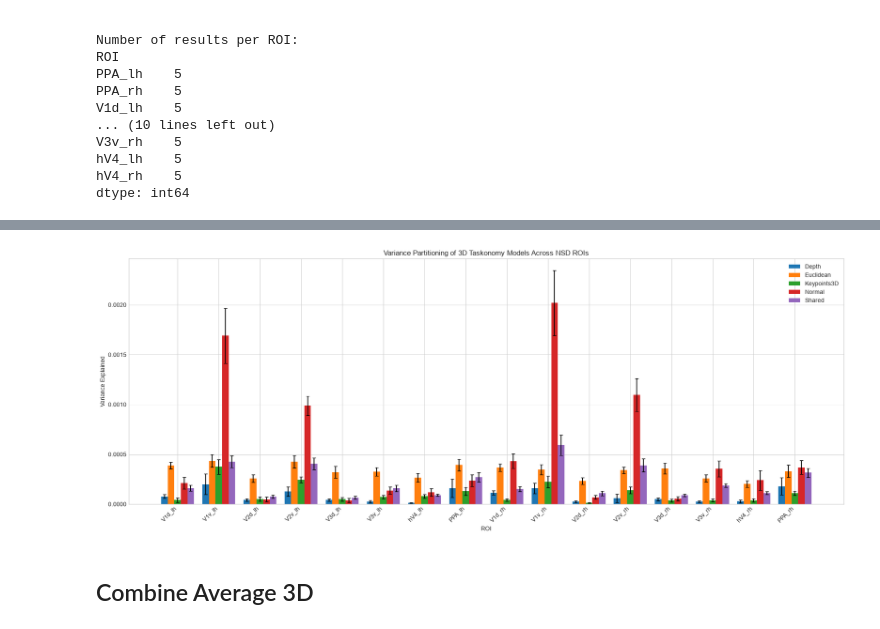
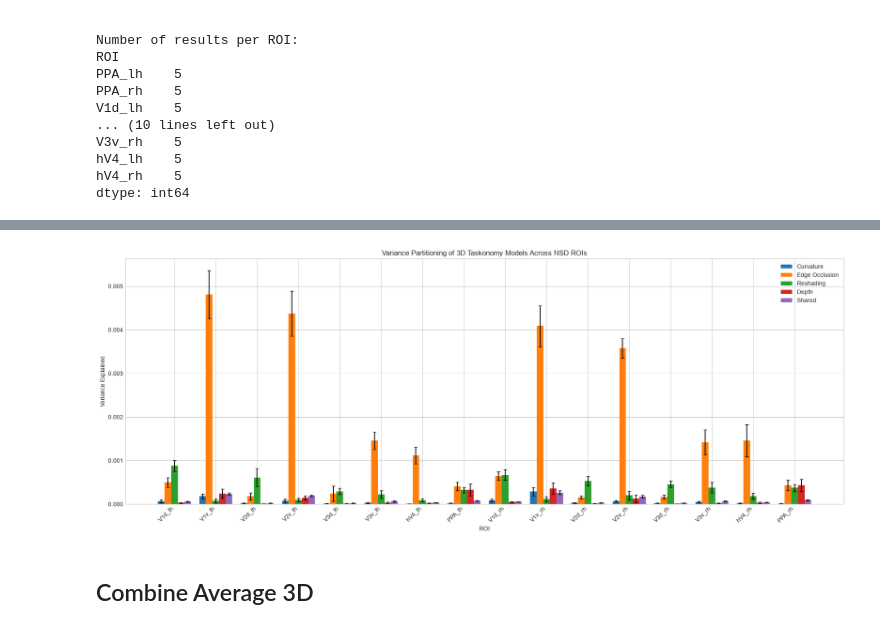
Before and after one commit to sari-saba-sadiya/Unravelling-Brain-Func-LAION, a Jupyter notebook: 3D/NSD dataset/Net2Brain_3D_NSD.ipynb, the cells around one changed output, grey strips where cells are left out. Cells and saved outputs as stored; diff of their text form; code cells hidden in the pictures.

Commit message:
Update Taskonomy models to relu1 and layer4 RDMs

```diff
--- a/3D/NSD dataset/Net2Brain_3D_NSD.ipynb
+++ b/3D/NSD dataset/Net2Brain_3D_NSD.ipynb
@@ -849,0 +1019,8 @@ for folder in feature_folders:
+# %%
+all_rsa_dfs = []
+
+for model_name in models_3d:
+    all_rsa_dfs.append(visual_results[model_name])
+    all_rsa_dfs.append(ppa_results[model_name])
+
+print("Total RSA DataFrames:", len(all_rsa_dfs))
@@ -1422,7 +1518,7 @@ PPA_rh → 8 subject files
 import numpy as np
 import os
 
-vpa_brain_folder = "VPA_brain_data_NSD"
+vpa_brain_folder = "VPA_brain_data_NSD_relu"
 
 os.makedirs(
     vpa_brain_folder,
@@ -1711,14 +1807,18 @@ import numpy as np
 
 df_plot = df_vpa_plot.copy()
 
+# Mean across subjects
 df_plot["Mean"] = df_plot["Values"].apply(
-    lambda x: np.mean(np.asarray(x))
+    lambda x: np.mean(np.asarray(x, dtype=float))
 )
 
-#df_plot["Std"] = df_plot["Values"].apply(
-#   lambda x: np.std(np.asarray(x), ddof=1))
+# SEM across subjects
+df_plot["SEM"] = df_plot["Values"].apply(
+    lambda x: (
+        np.std(np.asarray(x, dtype=float), ddof=1)
+        / np.sqrt(len(np.asarray(x, dtype=float)))
+    )
+)
 
-df_plot["SEM"] = df_plot["Values"].apply(
-    lambda x: np.std(np.asarray(x), ddof=1)
-              / np.sqrt(len(np.asarray(x)))
-)
+print(df_plot.columns.tolist())
+display(df_plot.head())
@@ -1745,10 +1853,10 @@ import matplotlib.pyplot as plt
 import numpy as np
 
 name_map = {
-    "y1": "Depth",
-    "y2": "Euclidean",
-    "y3": "Keypoints3D",
-    "y4": "Normal",
+    "y1": "Curvature",
+    "y2": "Edge Occlusion",
+    "y3": "Reshading",
+    "y4": "Depth",
     "y1234": "Shared"
 }
 
@@ -1781,10 +1889,10 @@ rois = [
 ]
 
 components = [
+    "Curvature",
+    "Edge Occlusion",
+    "Reshading",
     "Depth",
-    "Euclidean",
-    "Keypoints3D",
-    "Normal",
     "Shared"
 ]
 
@@ -1815,34 +1923,34 @@ for i, comp in enumerate(components):
             means.append(np.nan)
             sems.append(0)
 
     ax.bar(
         x + (i - 2) * width,
         means,
         width,
         label=comp,
         yerr=sems,
         capsize=3
     )
 
 ax.set_xticks(x)
 ax.set_xticklabels(
     rois,
     rotation=45,
     ha="right"
 )
 
 ax.set_ylabel("Variance Explained")
 ax.set_xlabel("ROI")
 ax.set_title(
     "Variance Partitioning of 3D Taskonomy Models Across NSD ROIs"
 )
 
 ax.legend()
 
 plt.tight_layout()
 plt.show()
 # %% [output]
-[figure, old version]
+[figure, new version]
 # %% [markdown]
 ## Combine Average 3D
 # %%
```
Also changed, not shown: parts of 105 cells of this notebook, 11 other files.
